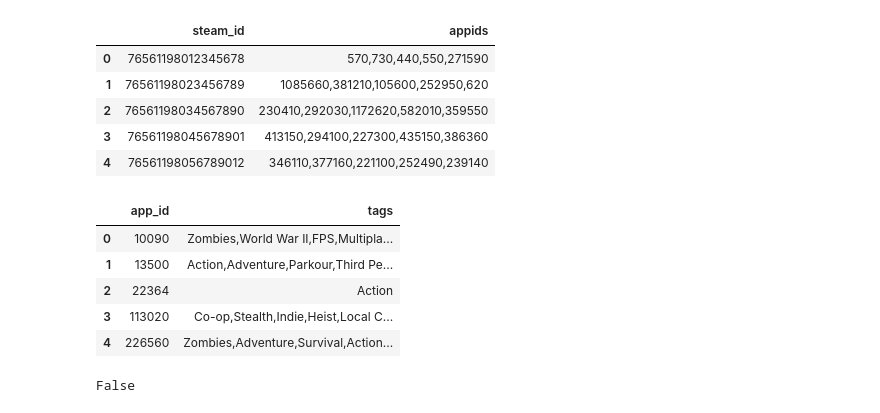
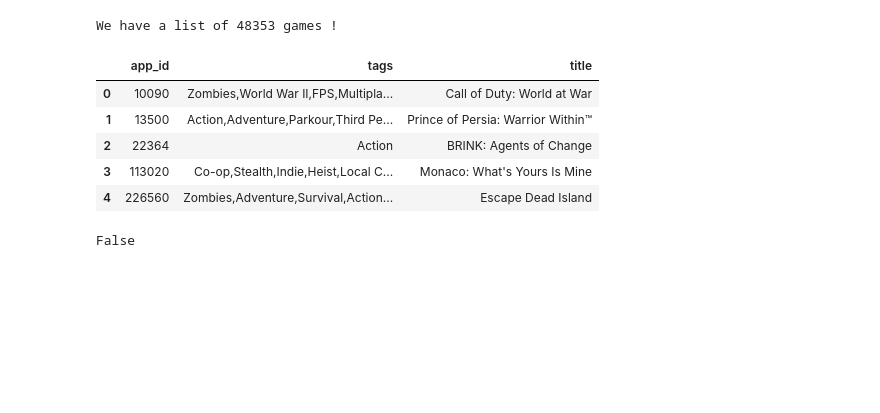
Before and after one commit to erdoganabaci/scalable_analytics_steam_project, a Jupyter notebook: steam.ipynb, the cells around one changed output. Drawn from its saved outputs; the diff is of its cells as text; code cells hidden in the pictures; blank space fills up the shorter version.

```diff
--- a/steam.ipynb
+++ b/steam.ipynb
@@ -20,34 +8,32 @@ df_games.head()
-# %%
-### Read a visualize to dataset (users) ###
-
-# We randomly generate a list of game (app_id) which are supposed to represent the user's last played games.
-# It is random because it is difficult to extract real data for this. Plus, we do not really need real data for our experiments here.
-
-df_gen_users = pd.read_csv('data/generated_users.csv')
-df_gen_users.head()
-# %% [output]
-|  | steam_id | appids |
-| 0 | 76561198012345678 | 570,730,440,550,271590 |
-| 1 | 76561198023456789 | 1085660,381210,105600,252950,620 |
-| 2 | 76561198034567890 | 230410,292030,1172620,582010,359550 |
-| 3 | 76561198045678901 | 413150,294100,227300,435150,386360 |
-| 4 | 76561198056789012 | 346110,377160,221100,252490,239140 |
 # %%
-### Read a visualize to dataset (tags) ###
+########## IMPORTING THE DATASET ##########
+
+### Import our game list dataset ###
+
+df_games = pd.read_csv('data/games.csv')
+# We keep only the id and the name of the game, we do not use the others information in this project
+df_games = df_games[["app_id", "title"]]
+print("We have a list of "+str(len(df_games))+ " games !")
+
+### Add the tags to the dataset (tags) ###
 
 # The data is from the following Kaggle dataset : https://www.kaggle.com/datasets/antonkozyriev/game-recommendations-on-steam?select=games_metadata.json
 # We isolated manually the 'app_id' and the 'tags' from the JSON file putting separators and using Excel to convert it into a CSV file
 
 #Read the input CSV file
 df_tags = pd.read_csv('data/game_tags.csv', ';')
-df_tags.head()
+# Adding the tags to the initial game list
+df_tags = pd.merge(df_tags, df_games, "inner", "app_id")
+
+df_tags.head() # When we want to use our dataset, we call 'df_tags' from now.
 # %% [output]
+We have a list of 48353 games !
-|  | app_id | tags |
-| 0 | 10090 | Zombies,World War II,FPS,Multipla... |
-| 1 | 13500 | Action,Adventure,Parkour,Third Pe... |
-| 2 | 22364 | Action |
-| 3 | 113020 | Co-op,Stealth,Indie,Heist,Local C... |
-| 4 | 226560 | Zombies,Adventure,Survival,Action... |
+|  | app_id | tags | title |
+| 0 | 10090 | Zombies,World War II,FPS,Multipla... | Call of Duty: World at War |
+| 1 | 13500 | Action,Adventure,Parkour,Third Pe... | Prince of Persia: Warrior Within™ |
+| 2 | 22364 | Action | BRINK: Agents of Change |
+| 3 | 113020 | Co-op,Stealth,Indie,Heist,Local C... | Monaco: What's Yours Is Mine |
+| 4 | 226560 | Zombies,Adventure,Survival,Action... | Escape Dead Island |
 # %%
 ########## PRE-PROCESSING OF THE DATA ##########
 
```
Also changed, not shown: parts of 6 cells of this notebook, 2 other files.
